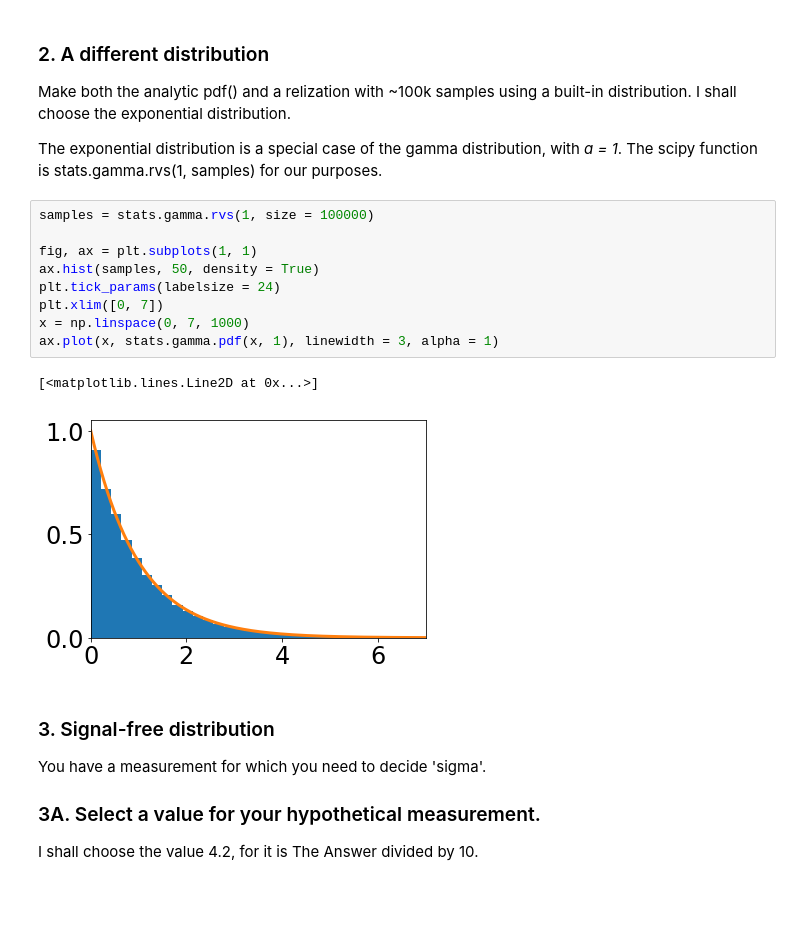
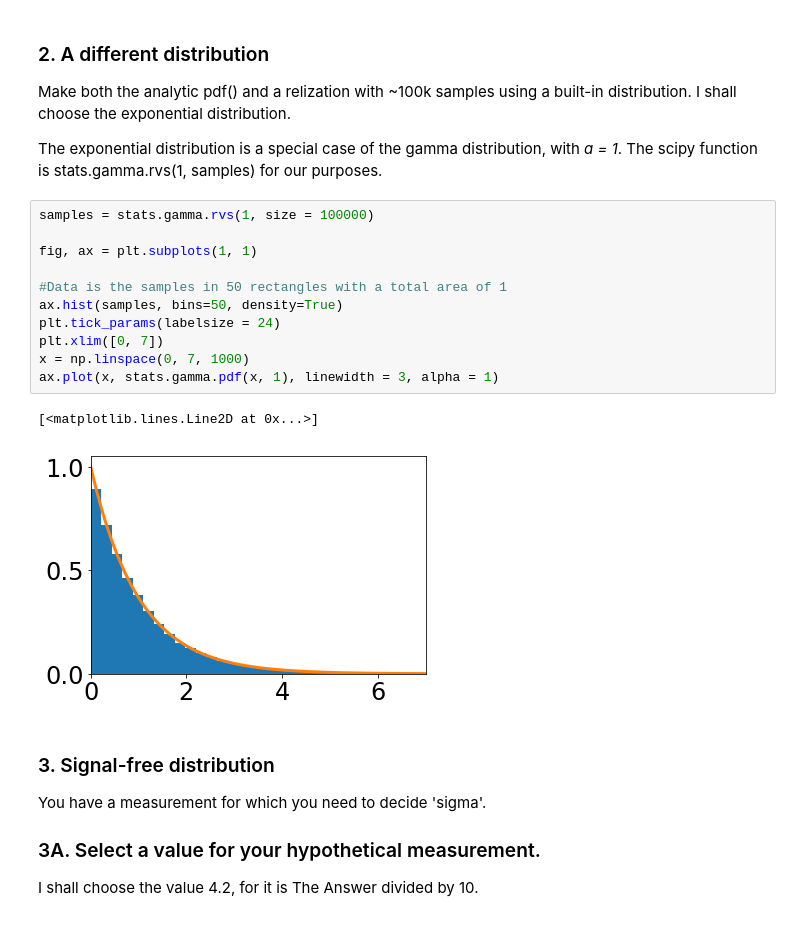
Before and after one commit to AdamK42/physics-434, a Jupyter notebook: lab1/lab1.ipynb, the cells around one changed output. Cells and saved outputs as stored; diff of their text form.

```diff
--- a/lab1/lab1.ipynb
+++ b/lab1/lab1.ipynb
@@ -49,15 +49,17 @@ with *a = 1*. The scipy function is stats.gamma.rvs(1, samples) for our purposes
 # %%
 samples = stats.gamma.rvs(1, size = 100000)
 
 fig, ax = plt.subplots(1, 1)
-ax.hist(samples, 50, density = True)
+
+#Data is the samples in 50 rectangles with a total area of 1
+ax.hist(samples, bins=50, density=True)
 plt.tick_params(labelsize = 24)
 plt.xlim([0, 7])
 x = np.linspace(0, 7, 1000)
 ax.plot(x, stats.gamma.pdf(x, 1), linewidth = 3, alpha = 1)
 # %% [output]
 [<matplotlib.lines.Line2D at 0x...>]
-[figure, old version]
+[figure, new version]
 # %% [markdown]
 ### 3. Signal-free distribution
 
```
Also changed, not shown: parts of 11 cells of this notebook.
